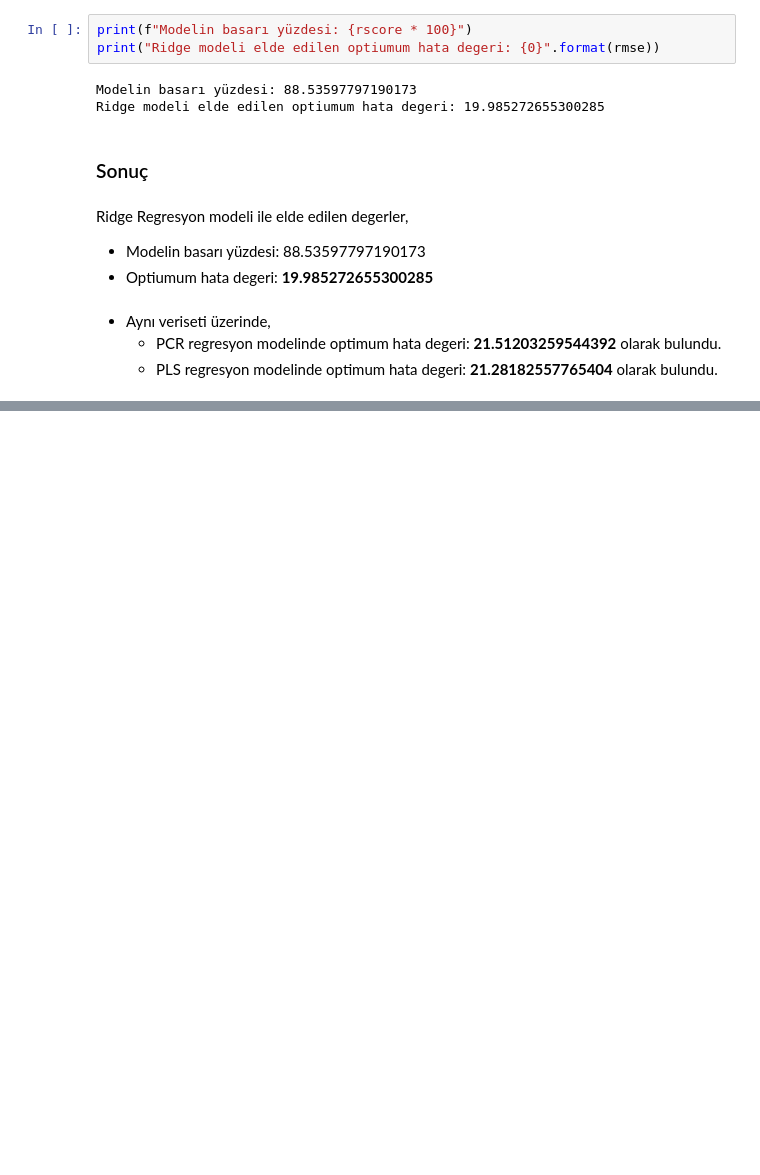
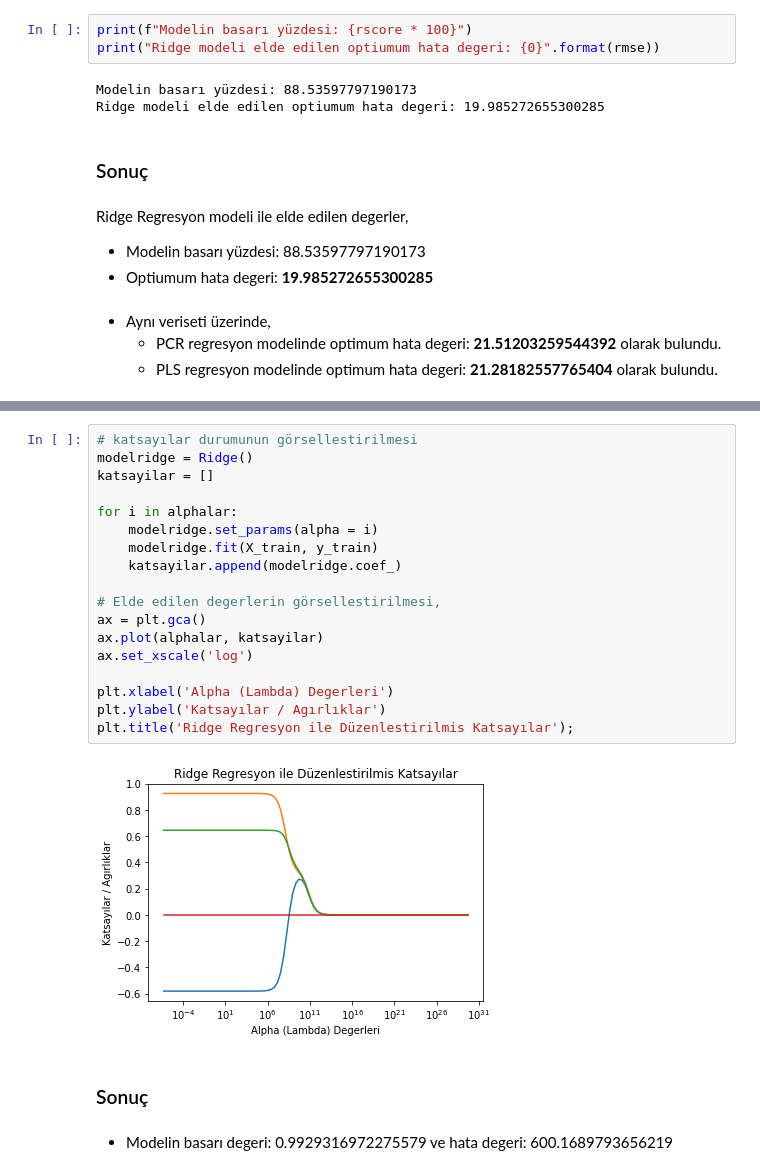
Before and after one commit to mrkizmaz/DataScience-and-MachineLearning, a Jupyter notebook: ML-Exercises/5-RidgeReg.ipynb, the cells around one changed output, grey strips where cells are left out. Cells and saved outputs as stored; diff of their text form; blank space fills up the shorter version.

```diff
--- a/ML-Exercises/5-RidgeReg.ipynb
+++ b/ML-Exercises/5-RidgeReg.ipynb
@@ -221,0 +340,24 @@ Ridge Regresyon modeli ile elde edilen degerler,
+# %%
+# katsayılar durumunun görsellestirilmesi
+modelridge = Ridge()
+katsayilar = []
+
+for i in alphalar:
+    modelridge.set_params(alpha = i)
+    modelridge.fit(X_train, y_train)
+    katsayilar.append(modelridge.coef_)
+
+# Elde edilen degerlerin görsellestirilmesi,
+ax = plt.gca()
+ax.plot(alphalar, katsayilar)
+ax.set_xscale('log')
+
+plt.xlabel('Alpha (Lambda) Degerleri')
+plt.ylabel('Katsayılar / Agırlıklar')
+plt.title('Ridge Regresyon ile Düzenlestirilmis Katsayılar');
+# %% [output]
+[figure, added]
+# %% [markdown]
+### Sonuç
+# %% [markdown]
+* Modelin basarı degeri: 0.9929316972275579 ve hata degeri: 600.1689793656219
```
Also changed, not shown: parts of 17 cells of this notebook, 2 other files.
